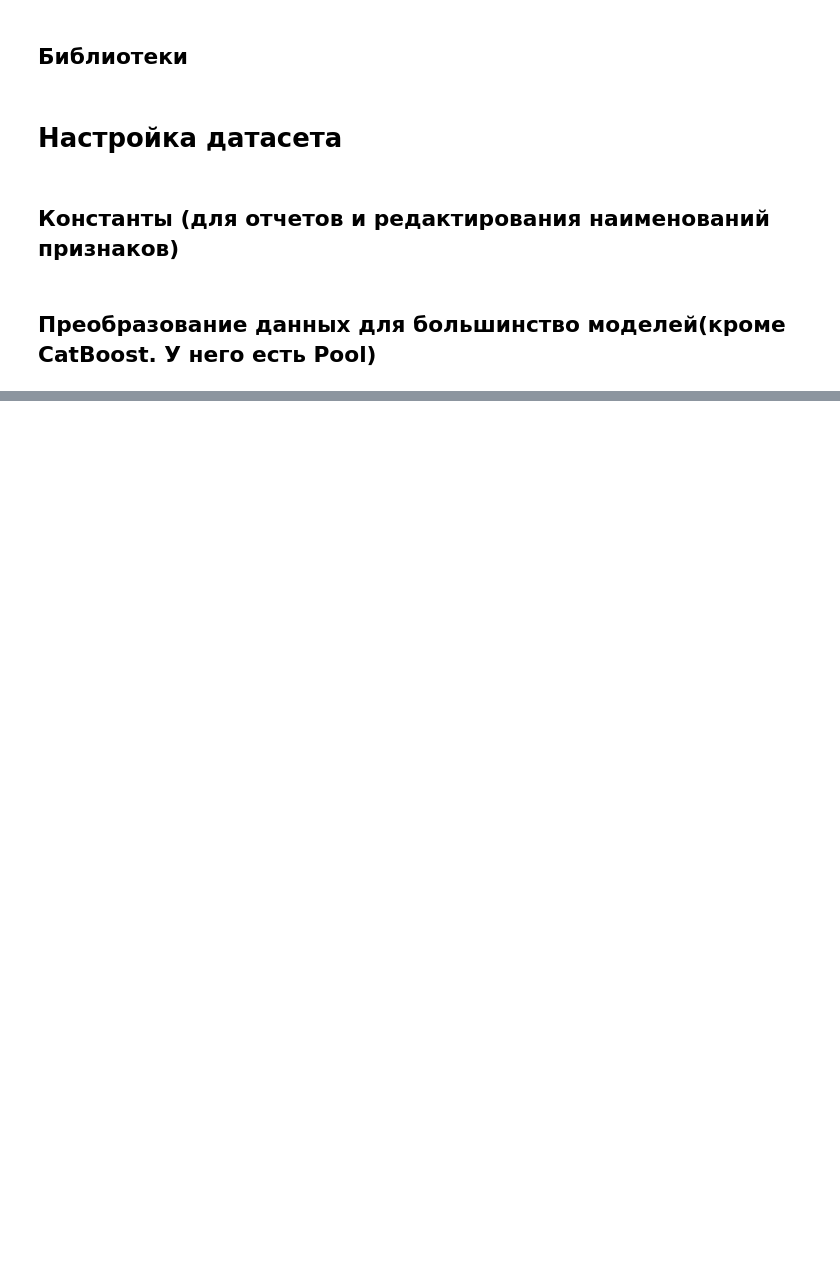
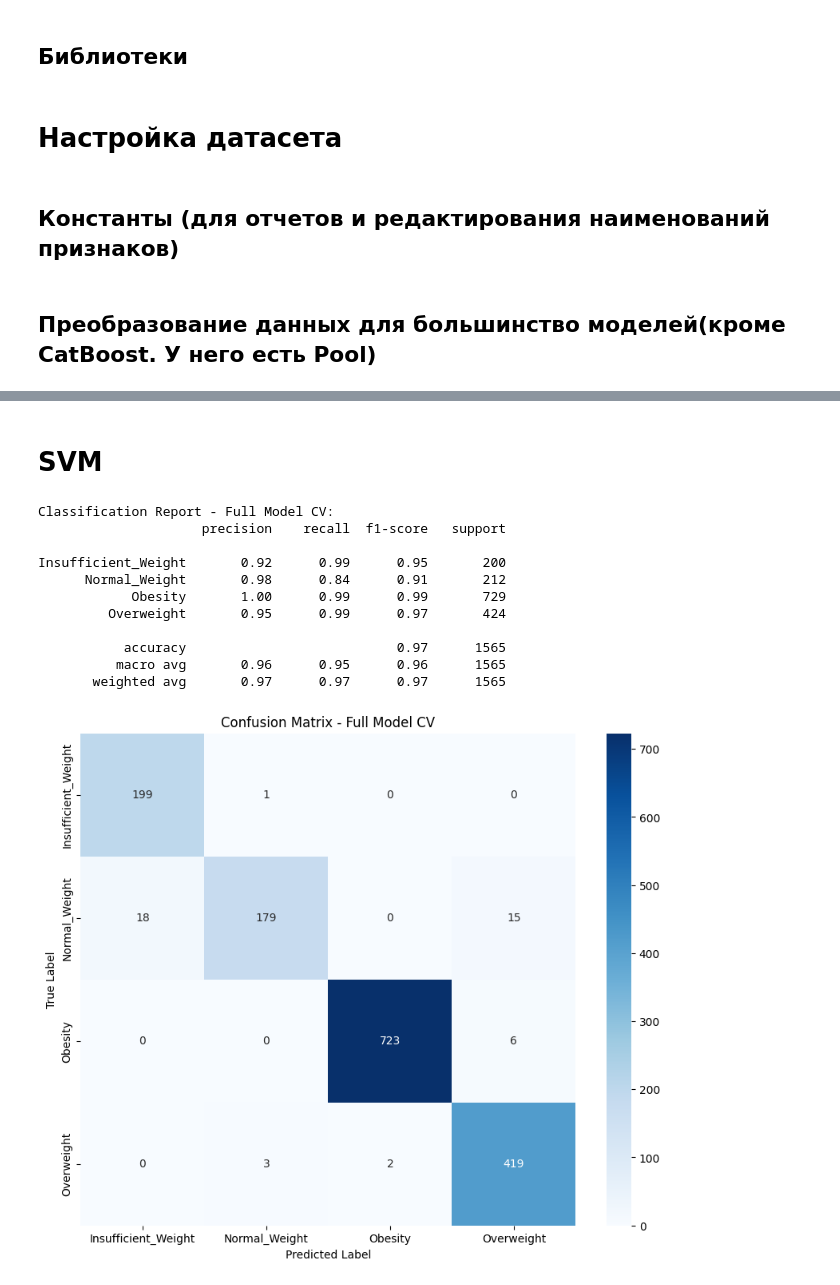
Before and after one commit to AlexTilta/Multiclass_prediction_of_obesity_risk, a Jupyter notebook: 02_ML.ipynb, the cells around one changed output, grey strips where cells are left out. Cells and saved outputs as stored; diff of their text form; code cells hidden in the pictures; blank space fills up the shorter version.

```diff
--- a/02_ML.ipynb
+++ b/02_ML.ipynb
@@ -178,0 +256,21 @@ df
+# %% [markdown]
+# SVM
+# %%
+svm_pipeline = make_pipeline(
+        StandardScaler(),
+        SVC(kernel='linear', random_state=42)
+    )
+make_model(svm_pipeline, X_train, y_train)
+# %% [output]
+Classification Report - Full Model CV:
+                     precision    recall  f1-score   support
+
+Insufficient_Weight       0.92      0.99      0.95       200
+      Normal_Weight       0.98      0.84      0.91       212
+            Obesity       1.00      0.99      0.99       729
+         Overweight       0.95      0.99      0.97       424
+
+           accuracy                           0.97      1565
+          macro avg       0.96      0.95      0.96      1565
+       weighted avg       0.97      0.97      0.97      1565
+[figure, added]
```
Also changed, not shown: parts of 14 cells of this notebook.
